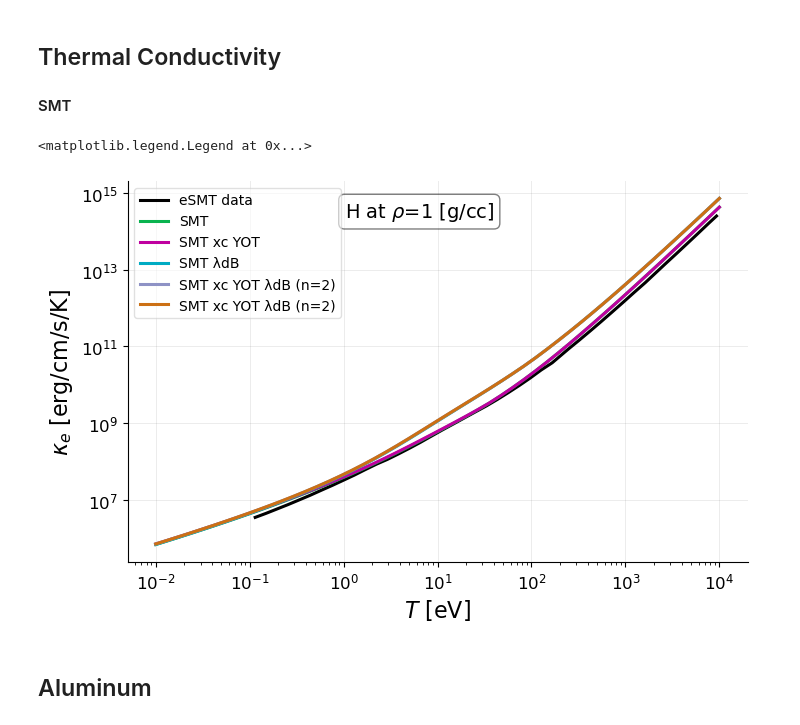
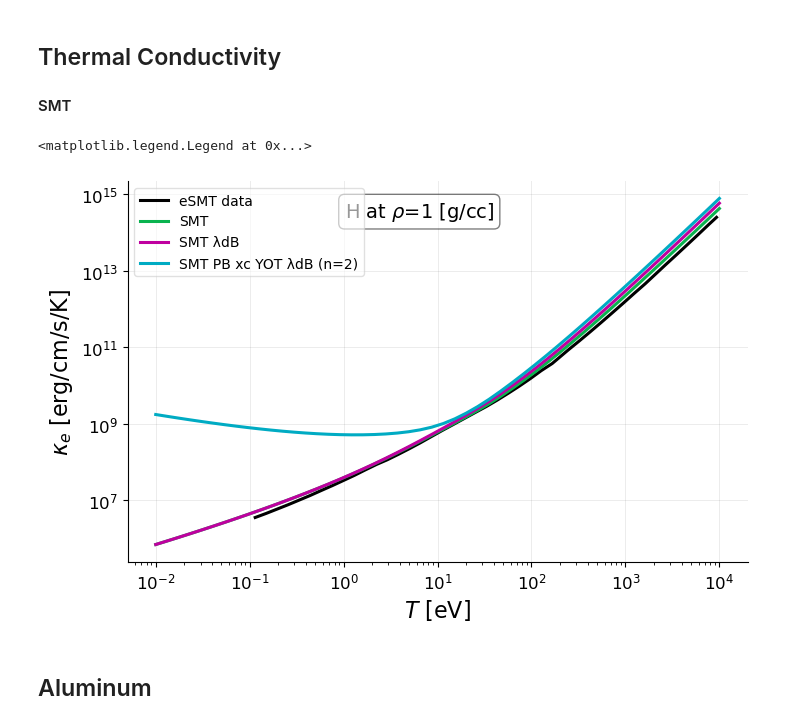
Before and after one commit to ZachAJohnson/SMT, a Jupyter notebook: examples/Example_XC_λ_Validation.ipynb, the cells around one changed output. Saved outputs shown, nothing was run; the diff lists cells and outputs as text; code cells hidden in the pictures.

```diff
--- a/examples/Example_XC_λ_Validation.ipynb
+++ b/examples/Example_XC_λ_Validation.ipynb
@@ -115,15 +113,15 @@ Z, A = 1, 1.00784
 ni_cc = ρi_gpercc/(m_amu*A*AU_to_g)
 
 λdB_n = 2
-
+# improved_xc_SMT=False, improved_ae_SMT=True,improved_λdB_SMT=True ,improved_PauliBlocking=False
 SMT_H_funcs = get_transport_functions(Z,A,ni_cc)
-SMTPB_H_funcs = get_transport_functions(Z,A,ni_cc,PB=True )
-SMTYOT_H_funcs = get_transport_functions(Z,A,ni_cc, xc_type='YOT')
-SMTλdB_H_funcs = get_transport_functions(Z,A,ni_cc, λdB = True )
-SMTYOTλdB_H_funcs = get_transport_functions(Z,A,ni_cc, λdB = True, xc_type='YOT' )
-SMTaeλdB_H_funcs = get_transport_functions(Z,A,ni_cc, λdB = True, ae=True )
-SMTaeYOTλdB_H_funcs = get_transport_functions(Z,A,ni_cc, λdB = True, ae=True , xc_type='YOT' )
-SMTPBaeYOTλdB_H_funcs = get_transport_functions(Z,A,ni_cc, λdB = True, ae=True , xc_type='YOT' , PB=True)
+SMTPB_H_funcs = get_transport_functions(Z,A,ni_cc, improved_PauliBlocking=True )
+SMTYOT_H_funcs = get_transport_functions(Z,A,ni_cc, improved_xc_SMT=True, xc_type='YOT')
+SMTλdB_H_funcs = get_transport_functions(Z,A,ni_cc, improved_λdB_SMT = True )
+SMTYOTλdB_H_funcs = get_transport_functions(Z,A,ni_cc, improved_λdB_SMT = True,improved_xc_SMT=True,xc_type='YOT' )
+SMTaeλdB_H_funcs = get_transport_functions(Z,A,ni_cc, improved_λdB_SMT = True, improved_ae_SMT=True )
+SMTaeYOTλdB_H_funcs = get_transport_functions(Z,A,ni_cc, improved_λdB_SMT = True, improved_ae_SMT=True ,improved_xc_SMT=True, xc_type='YOT' )
+SMTPBaeYOTλdB_H_funcs = get_transport_functions(Z,A,ni_cc, improved_λdB_SMT = True, improved_ae_SMT=True ,improved_xc_SMT=True, xc_type='YOT',improved_PauliBlocking=True )
 # %%
 # T_AU_list = np.geomspace(1e-1,1e4,num=100)*eV_to_AU
 
@@ -189,52 +183,38 @@ ValueError: Data has no positive values, and therefore can not be log-scaled.
 #### SMT
 # %%
 κ_data_e3b = read_csv("Fig3b_eSMT_κ.txt", delim_whitespace=True, header=1)
-# %%
-# H
-Element_name = 'H'
-Z, A = 1, 1.00784
-ρi_gpercc  = 1
-ni_cc = ρi_gpercc/(m_amu*A*AU_to_g)
-
-λdB_n = 2
-
-SMT_H_funcs = get_transport_functions(Z,A,ni_cc)
-SMTYOT_H_funcs = get_transport_functions(Z,A,ni_cc, xc_type='YOT')
-SMTλdB_H_funcs = get_transport_functions(Z,A,ni_cc, λdB = True )
-SMTYOTλdB_H_funcs = get_transport_functions(Z,A,ni_cc, λdB = True, xc_type='YOT' )
-# SMTPBYOTλdB_H_funcs = get_transport_functions(Z,A,ni_cc, λdB = True, xc_type='YOT', PB=True )
 # %%
 fig, ax = plt.subplots( facecolor='white')
 
 # Plot digitized eSMT data
 ax.plot(κ_data_e3b['T[eV]'], κ_data_e3b['κ[erg/cm/s/K]'],'k-', label="eSMT data")
 
 ax.plot(TeV_list, SMT_H_funcs[3](TeV_list), label='SMT')
-ax.plot(TeV_list, SMTYOT_H_funcs[3](TeV_list), label='SMT xc YOT')
+# ax.plot(TeV_list, SMTYOT_H_funcs[3](TeV_list), label='SMT xc YOT')
 ax.plot(TeV_list, SMTλdB_H_funcs[3](TeV_list), label='SMT λdB')
-ax.plot(TeV_list, SMTYOTλdB_H_funcs[3](TeV_list), label=f'SMT xc YOT λdB (n={λdB_n})')
-ax.plot(TeV_list, SMTYOTλdB_H_funcs[3](TeV_list), label=f'SMT xc YOT λdB (n={λdB_n})')
-# ax.plot(TeV_list, SMTPBYOTλdB_H_funcs[3](TeV_list), label=f'SMT PB xc YOT λdB (n={λdB_n})')
+# ax.plot(TeV_list, SMTYOTλdB_H_funcs[3](TeV_list), label=f'SMT xc YOT λdB (n={λdB_n})')
+# ax.plot(TeV_list, SMTYOTλdB_H_funcs[3](TeV_list), label=f'SMT xc YOT λdB (n={λdB_n})')
+ax.plot(TeV_list, SMTPBaeYOTλdB_H_funcs[3](TeV_list), label=f'SMT PB xc YOT λdB (n={λdB_n})')
 
 
 # Inset Text Box
 bbox = dict(boxstyle='round', facecolor='white', alpha=0.5)
 inset_text = f"{Element_name} at " r"$\rho$" + f"={ρi_gpercc} [g/cc]"
 ax.text(0.35, 0.95, inset_text, transform=ax.transAxes, fontsize=14,
         verticalalignment='top', bbox=bbox)
 
 ax.set_ylabel(r"$\kappa_e$ [erg/cm/s/K]")
 ax.set_xlabel(r"$T$ [eV]")
 
 # Scales
 ax.set_yscale('log')
 ax.set_xscale('log')
 
 # Legend
 ax.legend()
 # %% [output]
 <matplotlib.legend.Legend at 0x...>
-[figure, old version]
+[figure, new version]
 # %% [markdown]
 ## Aluminum
 # %%
```
Also changed, not shown: parts of 9 cells of this notebook, 2 other files.
